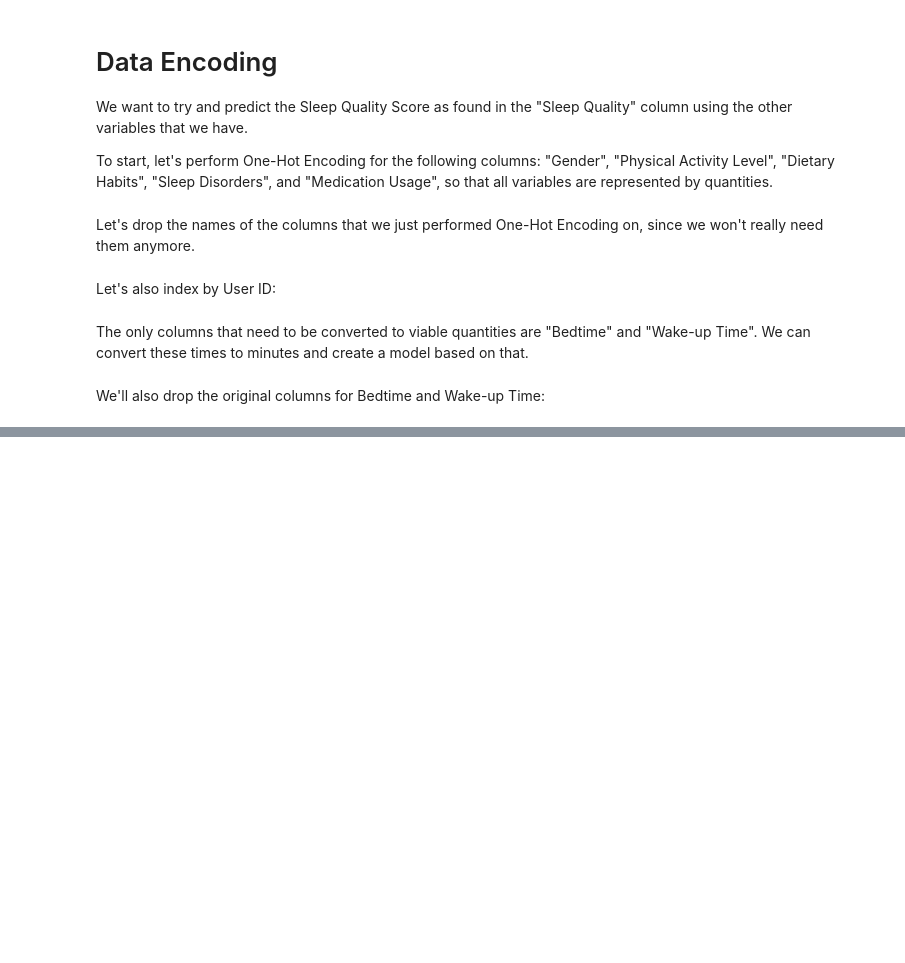
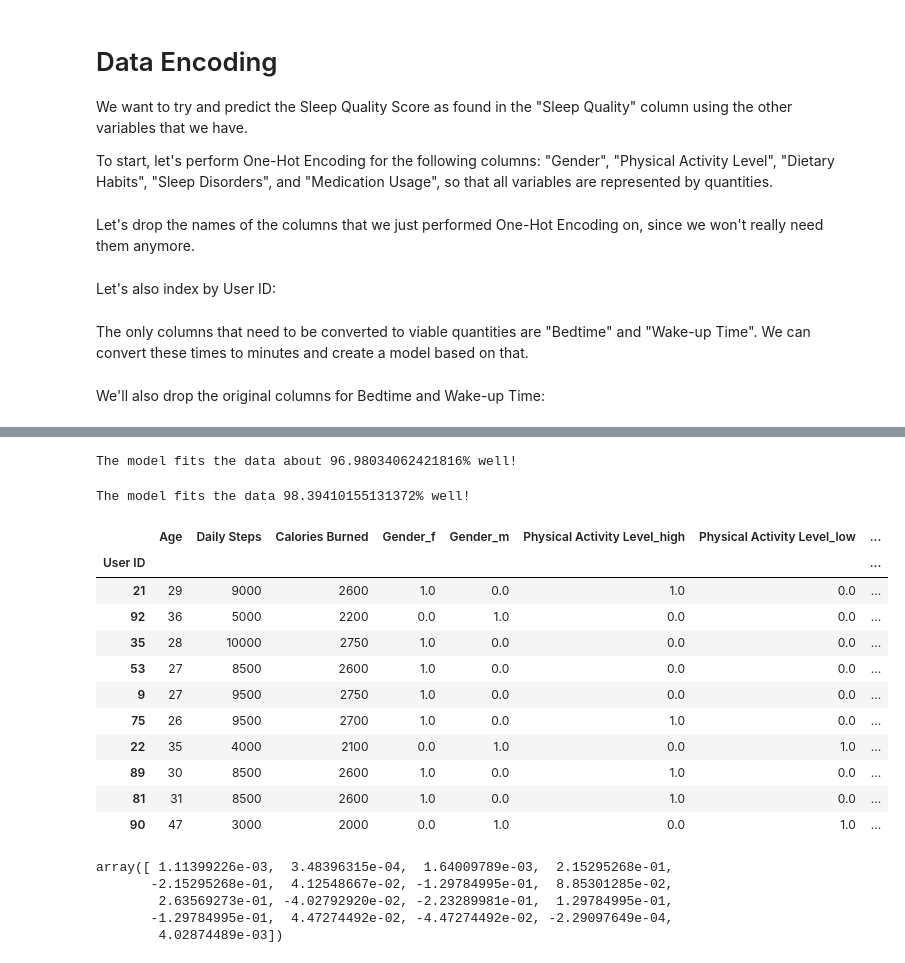
Before and after one commit to jontruong05/sleep-predictor, a Jupyter notebook: main.ipynb, the cells around one changed output, grey strips where cells are left out. Drawn from its saved outputs; the diff is of its cells as text; code cells hidden in the pictures; blank space fills up the shorter version.

Commit message:
added changes to accuracy evaluation

```diff
--- a/main.ipynb
+++ b/main.ipynb
@@ -93,7 +139,35 @@ data_no_scores
 # %%
-train_sleep_data, test_sleep_data, train_sleep_score, test_sleep_score = train_test_split(data_no_scores, sleep_scores, train_size=95, random_state=2)
+# Split into training data and testing data
+train_sleep_data, test_sleep_data, train_sleep_score, test_sleep_score = train_test_split(data_no_scores, sleep_scores, train_size=90, random_state=random.randint(1, 42))
 # %%
 model = LinearRegression().fit(train_sleep_data, train_sleep_score)
-print('The model has ' + str(model.score(train_sleep_data, train_sleep_score)) + '% accuracy!')
+print('The model fits the data about ' + str(model.score(train_sleep_data, train_sleep_score) * 100) + '% well!') # fitting, not accuracy
+# %% [output]
+The model fits the data about 96.98034062421816% well!
 # %%
-print('The model has ' + str(model.score(test_sleep_data, test_sleep_score)) + '% accuracy!')
+print('The model fits the data ' + str(model.score(test_sleep_data, test_sleep_score) * 100) + '% well!') # fitting, not accuracy
+# %% [output]
+The model fits the data 98.39410155131372% well!
+# %%
+test_sleep_data
+# %% [output]
+|  | Age | Daily Steps | Calories Burned | Gender_f | Gender_m | Physical Activity Level_high | Physical Activity Level_low | ... |
+| User ID |  |  |  |  |  |  |  | ... |
+| 21 | 29 | 9000 | 2600 | 1.0 | 0.0 | 1.0 | 0.0 | ... |
+| 92 | 36 | 5000 | 2200 | 0.0 | 1.0 | 0.0 | 0.0 | ... |
+| 35 | 28 | 10000 | 2750 | 1.0 | 0.0 | 0.0 | 0.0 | ... |
+| 53 | 27 | 8500 | 2600 | 1.0 | 0.0 | 0.0 | 0.0 | ... |
+| 9 | 27 | 9500 | 2750 | 1.0 | 0.0 | 0.0 | 0.0 | ... |
+| 75 | 26 | 9500 | 2700 | 1.0 | 0.0 | 1.0 | 0.0 | ... |
+| 22 | 35 | 4000 | 2100 | 0.0 | 1.0 | 0.0 | 1.0 | ... |
+| 89 | 30 | 8500 | 2600 | 1.0 | 0.0 | 1.0 | 0.0 | ... |
+| 81 | 31 | 8500 | 2600 | 1.0 | 0.0 | 1.0 | 0.0 | ... |
+| 90 | 47 | 3000 | 2000 | 0.0 | 1.0 | 0.0 | 1.0 | ... |
+# %%
+model.coef_
+# %% [output]
+array([ 1.11399226e-03,  3.48396315e-04,  1.64009789e-03,  2.15295268e-01,
+       -2.15295268e-01,  4.12548667e-02, -1.29784995e-01,  8.85301285e-02,
+        2.63569273e-01, -4.02792920e-02, -2.23289981e-01,  1.29784995e-01,
+       -1.29784995e-01,  4.47274492e-02, -4.47274492e-02, -2.29097649e-04,
+        4.02874489e-03])
```
Also changed, not shown: parts of 16 cells of this notebook.
